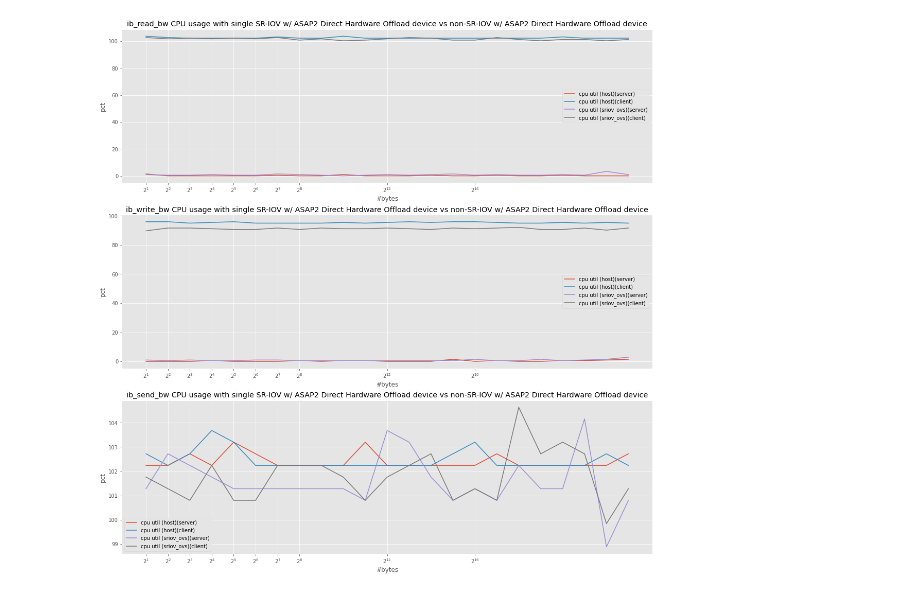
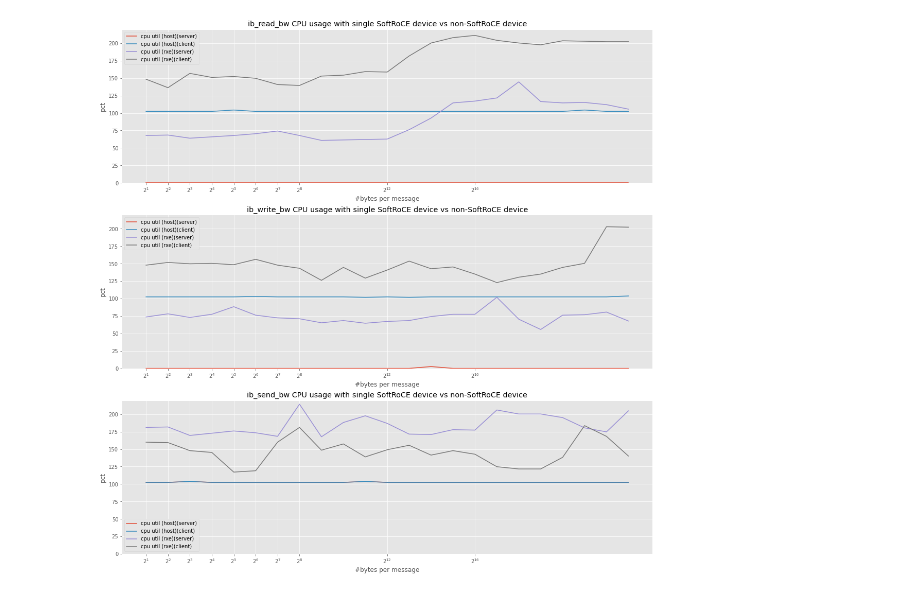
Before and after one commit to emersonford/thesis, a Jupyter notebook: data/Basic & CPU Tests.ipynb, the cells around one changed output. Saved outputs shown, nothing was run; the diff lists cells and outputs as text; code cells hidden in the pictures.

Commit message:
update graphs and fix minor errors in paper

```diff
--- a/data/Basic & CPU Tests.ipynb
+++ b/data/Basic & CPU Tests.ipynb
@@ -7,7 +7,7 @@
 # 4. freeflow
 # 5. freeflow_no_fastpath
 # 6. asap2_direct
-MODE = "asap2_direct"
+MODE = "softroce"
 # %% [output]
 [interactive output not drawn]
 # %%
@@ -29,6 +29,12 @@ The nb_black extension is already loaded. To reload it, use:
 # %%
 IB_METHODS = ["read", "write", "send"]
 SERVER_TYPES = ["server", "client"]
+
+# default values
+MAX_BW_MB_YLIM = 12000
+MAX_BW_MPPS_YLIM = 3.0
+MAX_LATENCY_YLIM = 12
+MAX_CPU_YLIM = 110
 
 if MODE == "softroce":
     SUFFIXES = ["host", "rxe"]
@@ -36,36 +42,60 @@ if MODE == "softroce":
     GRAPH_FILE_NAME = DATA_DIR
     TITLE_DEV_NAME = "SoftRoCE"
     LEGEND_DEV_NAME = "rxe"
+    MAX_BW_MB_YLIM = 12000
+    MAX_BW_MPPS_YLIM = 3
+    MAX_LATENCY_YLIM = 140
+    MAX_CPU_YLIM = 220
 elif MODE == "shared_hca":
     SUFFIXES = ["host", "shared"]
     DATA_DIR = "shared_hca"
     GRAPH_FILE_NAME = DATA_DIR
     TITLE_DEV_NAME = "Shared HCA"
     LEGEND_DEV_NAME = "shared"
+    MAX_BW_MB_YLIM = 12000
+    MAX_BW_MPPS_YLIM = 3
+    MAX_LATENCY_YLIM = 12
+    MAX_CPU_YLIM = 120
 elif MODE == "sriov":
     SUFFIXES = ["host", "sriov"]
     DATA_DIR = "sriov"
     GRAPH_FILE_NAME = DATA_DIR
     TITLE_DEV_NAME = "SRIOV"
     LEGEND_DEV_NAME = "SRIOV"
+    MAX_BW_MB_YLIM = 12000
+    MAX_BW_MPPS_YLIM = 3
+    MAX_LATENCY_YLIM = 12
+    MAX_CPU_YLIM = 120
 elif MODE == "freeflow":
     SUFFIXES = ["host", "freeflow"]
     DATA_DIR = "freeflow"
     GRAPH_FILE_NAME = DATA_DIR
     TITLE_DEV_NAME = "FreeFlow"
     LEGEND_DEV_NAME = "freeflow"
+    MAX_BW_MB_YLIM = 7000
+    MAX_BW_MPPS_YLIM = 7
+    MAX_LATENCY_YLIM = 18
+    MAX_CPU_YLIM = 225
 elif MODE == "freeflow_no_fastpath":
     SUFFIXES = ["host", "freeflow_no_fastpath"]
     DATA_DIR = "freeflow"
     GRAPH_FILE_NAME = "freeflow_no_fastpath"
     TITLE_DEV_NAME = "FreeFlow (No Fastpath)"
     LEGEND_DEV_NAME = "freeflow (no fastpath)"
+    MAX_BW_MB_YLIM = 7000
+    MAX_BW_MPPS_YLIM = 7
+    MAX_LATENCY_YLIM = 350
+    MAX_CPU_YLIM = 160
 elif MODE == "asap2_direct":
     SUFFIXES = ["host", "sriov_ovs"]
     DATA_DIR = "asap2_direct"
     GRAPH_FILE_NAME = DATA_DIR
     TITLE_DEV_NAME = "SR-IOV w/ ASAP2 Direct Hardware Offload"
     LEGEND_DEV_NAME = "sriov w/ ovs"
+    MAX_BW_MB_YLIM = 12000
+    MAX_BW_MPPS_YLIM = 3.0
+    MAX_LATENCY_YLIM = 12
+    MAX_CPU_YLIM = 110
 # %% [output]
 [interactive output not drawn]
 # %%
@@ -244,9 +274,12 @@ for method, df in bw_dfs.items():
     # ax.set_ylim(0, 12000)
     # twin1.set_ylim(0, 6000)
 
-    ax.set_xlabel("#bytes")
+    ax.set_xlabel("#bytes per message")
     ax.set_ylabel("MB/sec")
-    twin1.set_ylabel("Mpps")
+    twin1.set_ylabel("Million Packets per Second")
+
+    ax.set_ylim((0, MAX_BW_MB_YLIM))
+    twin1.set_ylim((0, MAX_BW_MPPS_YLIM))
 
     ax.legend(handles=handles)
     ax.set_title(
@@ -283,9 +316,10 @@ for method, df in lat_dfs.items():
 
     ax.set_xscale("log", base=2)
     ax.set_xticks([2**x for x in list(range(1, 9)) + [12, 16]])
-    ax.set_xlabel("#bytes")
+    ax.set_xlabel("#bytes per message")
 
     ax.set_ylabel("usec")
+    ax.set_ylim((0, MAX_LATENCY_YLIM))
 
     ax.legend(handles=handles)
     ax.set_title(
@@ -307,33 +341,34 @@ for method, df in cpu_dfs.items():
     color_idx = 0
     ax = axs[idx]
 
     handles = []
     for suffix in SUFFIXES:
         for server_type in SERVER_TYPES:
             (p1,) = ax.plot(
                 df.xs(suffix, level=1).xs(server_type, level=1).index,
                 df.xs(suffix, level=1).xs(server_type, level=1)["cpu util pct"],
                 color=colors[color_idx % len(colors)],
                 label=f"cpu util ({suffix})({server_type})",
             )
             color_idx += 1
             handles += [p1]
 
     ax.set_xscale("log", base=2)
     ax.set_xticks([2**x for x in list(range(1, 9)) + [12, 16]])
-    ax.set_xlabel("#bytes")
+    ax.set_xlabel("#bytes per message")
 
     ax.set_ylabel("pct")
+    ax.set_ylim((0, MAX_CPU_YLIM))
 
     ax.legend(handles=handles)
     ax.set_title(
         f"ib_{method}_bw CPU usage with single {TITLE_DEV_NAME} device vs non-{TITLE_DEV_NAME} device"
     )
 
     idx += 1
 
 plt.savefig(f"{GRAPH_FILE_NAME}_cpu.png")
 plt.show()
 # %% [output]
-[figure, old version]
+[figure, new version]
 [interactive output not drawn]
```
Also changed, not shown: parts of 5 cells of this notebook, 39 other files.
